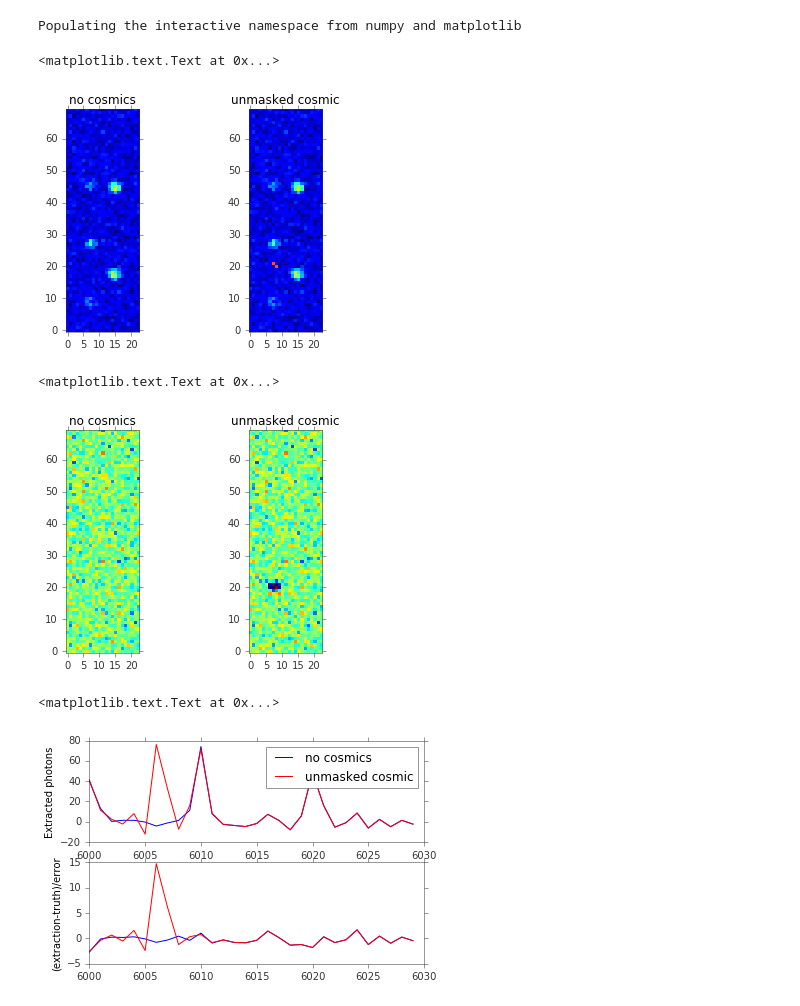
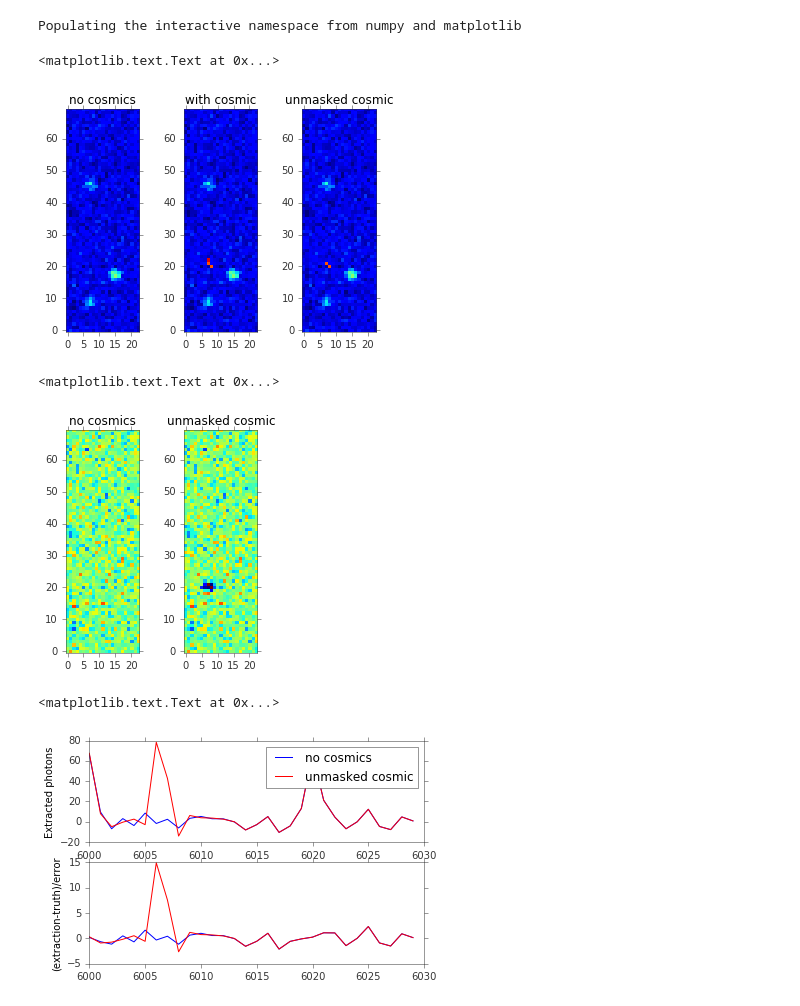
Before and after one commit to desihub/specter, a Jupyter notebook: doc/nb/unmasked_cosmics.ipynb, the cells around one changed output. Cells and saved outputs as stored; diff of their text form; code cells hidden in the pictures.

Commit message:
add PSF model error; chi2pix doesn't use masked pixels

```diff
--- a/doc/nb/unmasked_cosmics.ipynb
+++ b/doc/nb/unmasked_cosmics.ipynb
@@ -15,8 +15,8 @@ psf = desimodel.io.load_psf('r')
 nspec, nwave = 2, 30
 ww = np.arange(6000, 6000+nwave)
 photons = np.zeros((nspec, nwave))
-photons[0,::10] = 100
-photons[1,5::15] = 200
+photons[0,::20] = 100
+photons[1,5::30] = 200
 
 xyrange = psf.xyrange([0,nspec], ww)
 truepix = psf.project(ww, photons, xyrange=xyrange)
@@ -29,14 +29,20 @@ ivar = 1.0/(truepix + rdnoise**2)
 cosmic_image = image.copy()
 cosmic_image[20,8] = 40
 cosmic_image[21,7] = 40
+
+#- include one masked pixel
+cosmic_image[22,7] = 45
+ivar[22,7] = 0.0
 # %%
-subplot(121); imshow(image, vmin=-5, vmax=50)
+subplot(131); imshow(image, vmin=-5, vmax=50)
 title('no cosmics')
-subplot(122); imshow(cosmic_image, vmin=-5, vmax=50)
+subplot(132); imshow(cosmic_image, vmin=-5, vmax=50)
+title('with cosmic')
+subplot(133); imshow(cosmic_image*(ivar>0), vmin=-5, vmax=50)
 title('unmasked cosmic')
 # %% [output]
 <matplotlib.text.Text at 0x...>
-[figure, old version]
+[figure, new version]
 # %%
 #- Perform extractions of each image
 exa = specter.extract.ex2d(image, ivar, psf, 0, nspec, ww, xyrange=xyrange, full_output=True)
@@ -46,13 +52,13 @@ exb = specter.extract.ex2d(cosmic_image, ivar, psf, 0, nspec, ww, xyrange=xyrang
 chi_a = (image - exa['modelimage']) * np.sqrt(ivar)
 chi_b = (cosmic_image - exb['modelimage']) * np.sqrt(ivar)
 
-subplot(121); imshow(chi_a, vmin=-5, vmax=5)
+subplot(131); imshow(chi_a, vmin=-5, vmax=5)
 title('no cosmics')
-subplot(122); imshow(chi_b, vmin=-5, vmax=5)
+subplot(132); imshow(chi_b, vmin=-5, vmax=5)
 title('unmasked cosmic')
 # %% [output]
 <matplotlib.text.Text at 0x...>
-[figure, old version]
+[figure, new version]
 # %%
 #- Resolution convolved truth
 from scipy.sparse import spdiags
@@ -78,7 +84,7 @@ plot(ww, phot_chib[0], 'r-')
 ylabel('(extraction-truth)/error')
 # %% [output]
 <matplotlib.text.Text at 0x...>
-[figure, old version]
+[figure, new version]
 # %% [markdown]
 ## chi2flux
 
```
Also changed, not shown: parts of 4 cells of this notebook, 6 other files.
